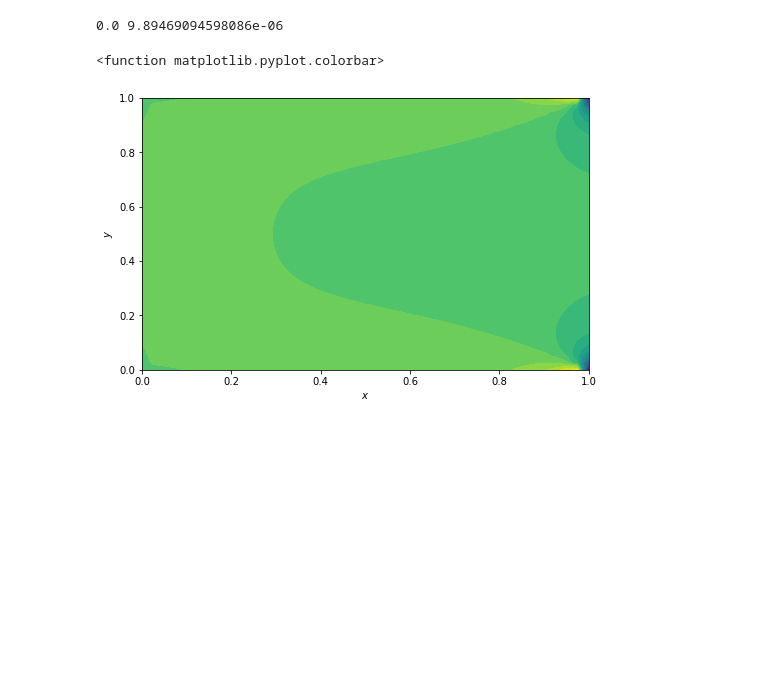
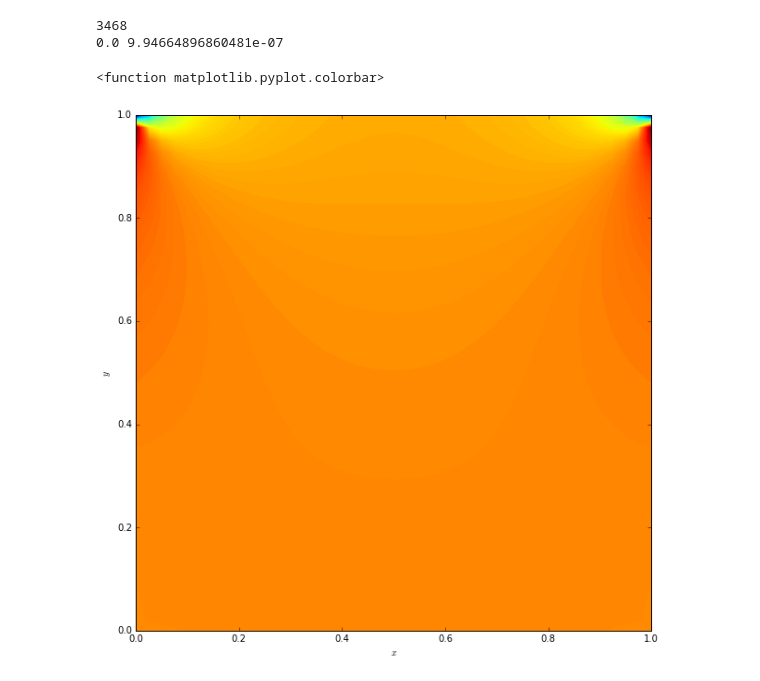
Before and after one commit to costerck/numerical-mooc, a Jupyter notebook: working/Lesson 5/Untitled.ipynb, the cells around one changed output. Drawn from its saved outputs; the diff is of its cells as text; code cells hidden in the pictures; blank space fills up the shorter version.

```diff
--- a/working/Lesson 5/Untitled.ipynb
+++ b/working/Lesson 5/Untitled.ipynb
@@ -18,12 +20,12 @@ dy = h/(ny-1)
 
 #initial guess
 p = numpy.zeros((ny,nx))
-w = numpy.zeros((ny,nx))
+w = numpy.ones((ny,nx))
 
 #dérivative of p along the top border
 u=1.
 
-l1_target = 0.000001
+l1_target = 1e-6
 # %%
 @jit
 def L1norm(new, old):
@@ -136,13 +138,13 @@ def enforceBCw(w,p,dx,dy,u):
     #neumann + laplace
     w_out=w.copy()
     #bottom
-    w_out[:,0]=-(8*p[:,1]-p[:,2])/2/dy/dy
+    w_out[0,:]=-(8*p[1,:]-p[2,:])/2/dy/dy
     #left
-    w_out[0,1:-1]=-(8*p[1,1:-1]-p[2,1:-1])/2/dx/dx
+    w_out[1:-1,0]=-(8*p[1:-1,1]-p[1:-1,2])/2/dx/dx
     #right
-    w_out[-1,1:-1]=-(8*p[-2,1:-1]-p[-3,1:-1])/2/dx/dx
+    w_out[1:-1,-1]=-(8*p[1:-1,-2]-p[1:-1,-3])/2/dx/dx
     #top
-    w_out[:,-1]=-(8*p[:,-2]-p[:, -3])/2/dy/dy - 3*u/dy
+    w_out[-1,:]=-(8*p[-2,:]-p[-3, :])/2/dy/dy - 3*u/dy
     return w_out
 # %%
 @jit
@@ -177,38 +179,38 @@ def biHarmonicSolver(p, w, dx, dy, l1Target, u):
     '''
     l1phi=l1Target+1
     l1w=l1Target+1
+    i=0
 
-    w = enforceBCw(w.copy(),p.copy(),dx,dy,u)
-
-    while l1phi>l1Target or l1w>l1Target:
+    while l1phi>l1Target or l1w>l1Target or i<=2:
         pd=p.copy()
         wd=w.copy()
-
         p= poisson_2d_1step(pd, -wd, dx, dy)
         p = enforceBCphi(pd)
         l1phi= L1norm(p, pd)
         w = laplace_2d_1step(wd, dx, dy)
         w = enforceBCw(wd, pd, dx, dy, u)
         l1w=L1norm(w, wd)
-
+        i=i+1
+    print(i)
     return p, w, l1phi, l1w
 # %%
 p, w, l1phi, l1w = biHarmonicSolver(p, w, dx, dy, l1_target, u)
 print(l1phi, l1w)
 # %% [output]
-0.0 9.89469094598086e-06
+3468
+0.0 9.94664896860481e-07
 # %%
 x=numpy.linspace(0, l, nx)
 y=numpy.linspace(0, h, ny)
-pyplot.figure(figsize=(8,5))
-pyplot.contourf(x,y,w,20)
+pyplot.figure(figsize=(10,10))
+pyplot.contourf(x,y,w,200)
 #pyplot.contourf(x, y, p, 20)
 pyplot.xlabel('$x$')
 pyplot.ylabel('$y$')
 pyplot.colorbar
 # %% [output]
 <function matplotlib.pyplot.colorbar>
-[figure, old version]
+[figure, new version]
 # %%
 x=numpy.linspace(0, l, nx)
 y=numpy.linspace(0, h, ny)
```
Also changed, not shown: parts of 9 cells of this notebook.
